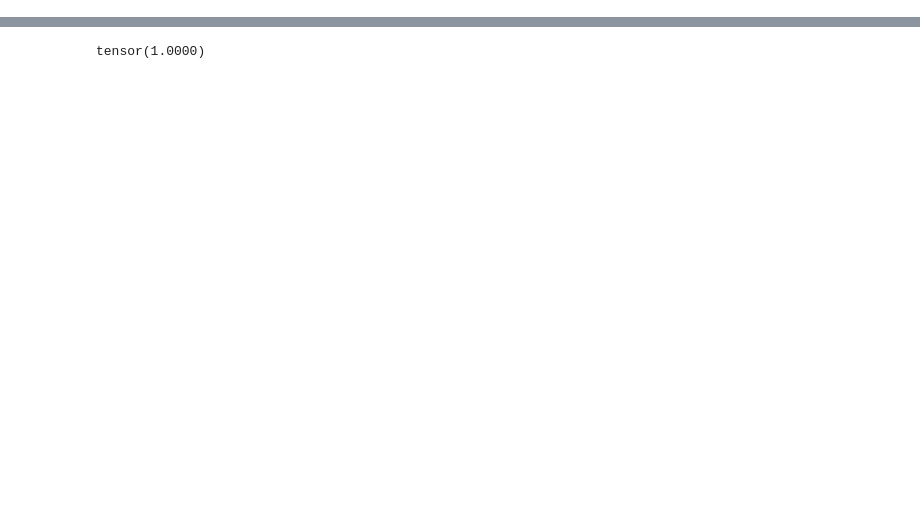
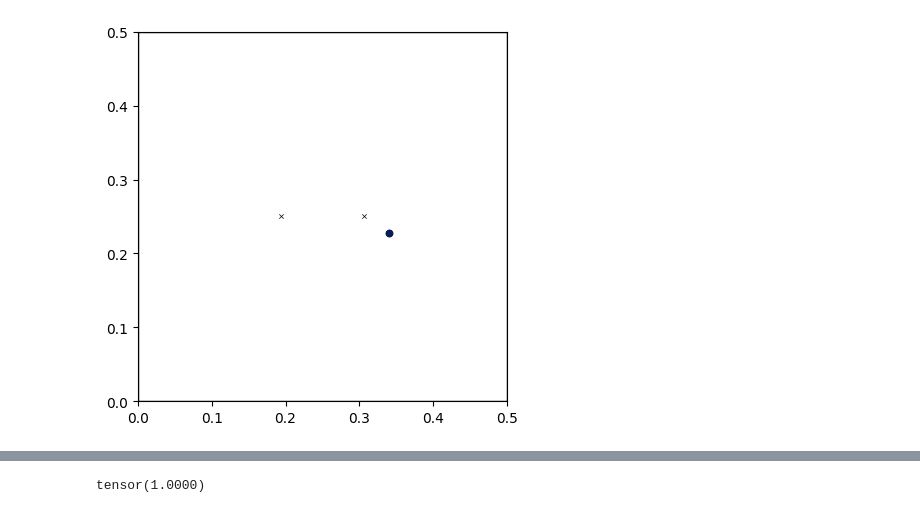
Before and after one commit to ovistetom/mix-ears-wham, a Jupyter notebook: src/test.ipynb, the cells around one changed output, grey strips where cells are left out. Saved outputs shown, nothing was run; the diff lists cells and outputs as text; code cells hidden in the pictures; blank space fills up the shorter version.

```diff
--- a/src/test.ipynb
+++ b/src/test.ipynb
@@ -3,0 +55,9 @@ import torchaudio
+# %%
+# SIDE VIEW
+room = pra.ShoeBox(room_dim[1:])
+room.add_source(mouth_pos[1:])
+room.add_microphone(ears_pos[0][1:])
+room.add_microphone(ears_pos[1][1:])
+room.plot();
+# %% [output]
+[figure, added]
```
Also changed, not shown: parts of 18 cells of this notebook, 1 other file.
